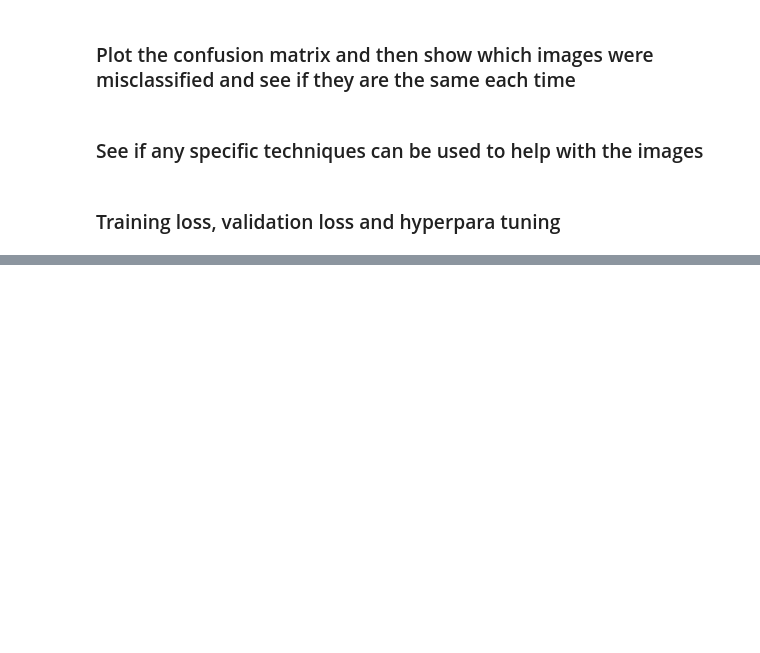
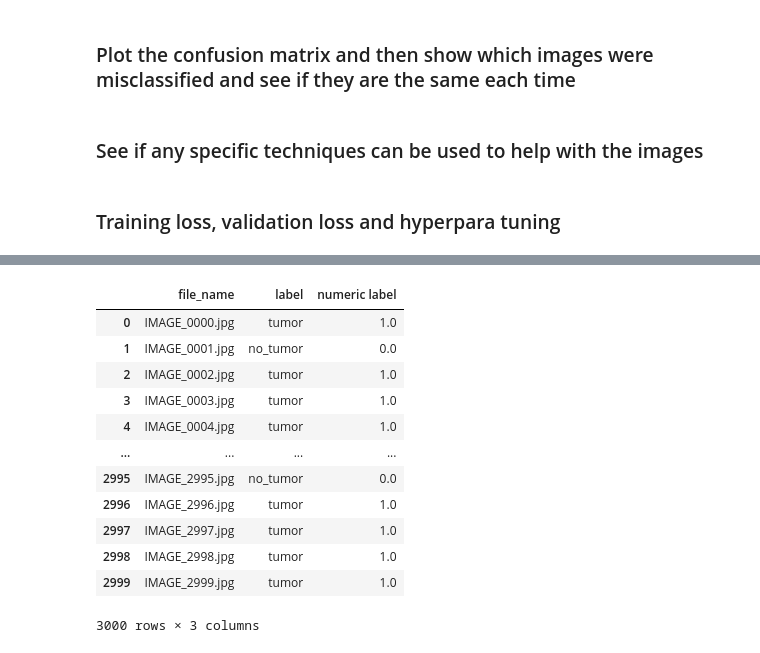
Before and after one commit to yousef-m11/AMLS_21-22_SN18014580, a Jupyter notebook: Support Vector Machine (SVM) for Task A - Binary Classification.ipynb, the cells around one changed output, grey strips where cells are left out. Saved outputs shown, nothing was run; the diff lists cells and outputs as text; code cells hidden in the pictures; blank space fills up the shorter version.

```diff
--- a/Support Vector Machine (SVM) for Task A - Binary Classification.ipynb
+++ b/Support Vector Machine (SVM) for Task A - Binary Classification.ipynb
@@ -176,0 +221,5 @@ print(classification_report(yTest,y_Pred))#text report showing the main classifi
+# %%
+#Loading the CSV file 'label' containing the different labels for each MRI Scan
+
+tumour_labels = pd.read_csv('./dataset/label.csv')
+print(tumour_labels.shape) #Outputs array with the shape of the dataframe to ensure all images, filenames and labels loaded
@@ -176,0 +248,3 @@ print(classification_report(yTest,y_Pred))#text report showing the main classifi
+# %%
+#change anything in the label column that is not equal to "no_tumor" to "tumor" rather than the type of tumor
+tumour_labels.loc[tumour_labels['label']!= 'no_tumor', 'label'] = 'tumor'
@@ -176,0 +273,26 @@ print(classification_report(yTest,y_Pred))#text report showing the main classifi
+# %%
+#Accessing all columns where the 'label' column is 'tumor' and assigning it the value 1 in a new numeric label colum
+#Accessing all columns where the 'label' column is 'no_tumor' and assigning it the value 0 in a new numeric label colum
+
+#tumour_labels.loc[tumour_labels['label'] == 'tumor', 'numeric label'] = int(1) # 'tumor' in label column assigned 1
+#tumour_labels.loc[tumour_labels['label'] == 'no_tumor', 'numeric label'] = int(0) #'no_tumor' in label column assigned 0
+
+classes = ['no_tumor', 'tumor']
+for CLASS in classes:
+    tumour_labels.loc[tumour_labels['label'] == CLASS, 'numeric label'] = classes.index(CLASS)
+# %%
+tumour_labels #Displaying dataframe to ensure new column created and values are being assigned properly
+# %% [output]
+|  | file_name | label | numeric label |
+| 0 | IMAGE_0000.jpg | tumor | 1.0 |
+| 1 | IMAGE_0001.jpg | no_tumor | 0.0 |
+| 2 | IMAGE_0002.jpg | tumor | 1.0 |
+| 3 | IMAGE_0003.jpg | tumor | 1.0 |
+| 4 | IMAGE_0004.jpg | tumor | 1.0 |
+| ... | ... | ... | ... |
+| 2995 | IMAGE_2995.jpg | no_tumor | 0.0 |
+| 2996 | IMAGE_2996.jpg | tumor | 1.0 |
+| 2997 | IMAGE_2997.jpg | tumor | 1.0 |
+| 2998 | IMAGE_2998.jpg | tumor | 1.0 |
+| 2999 | IMAGE_2999.jpg | tumor | 1.0 |
+3000 rows × 3 columns
```
Also changed, not shown: parts of 22 cells of this notebook.
